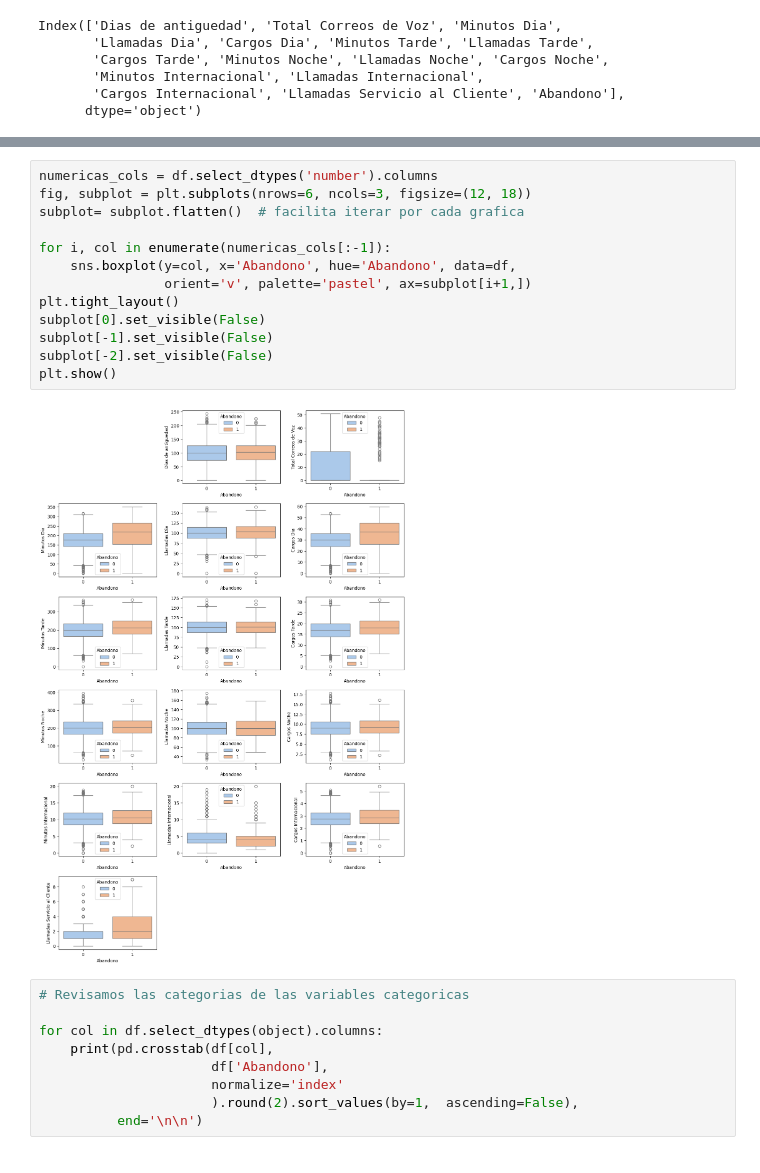
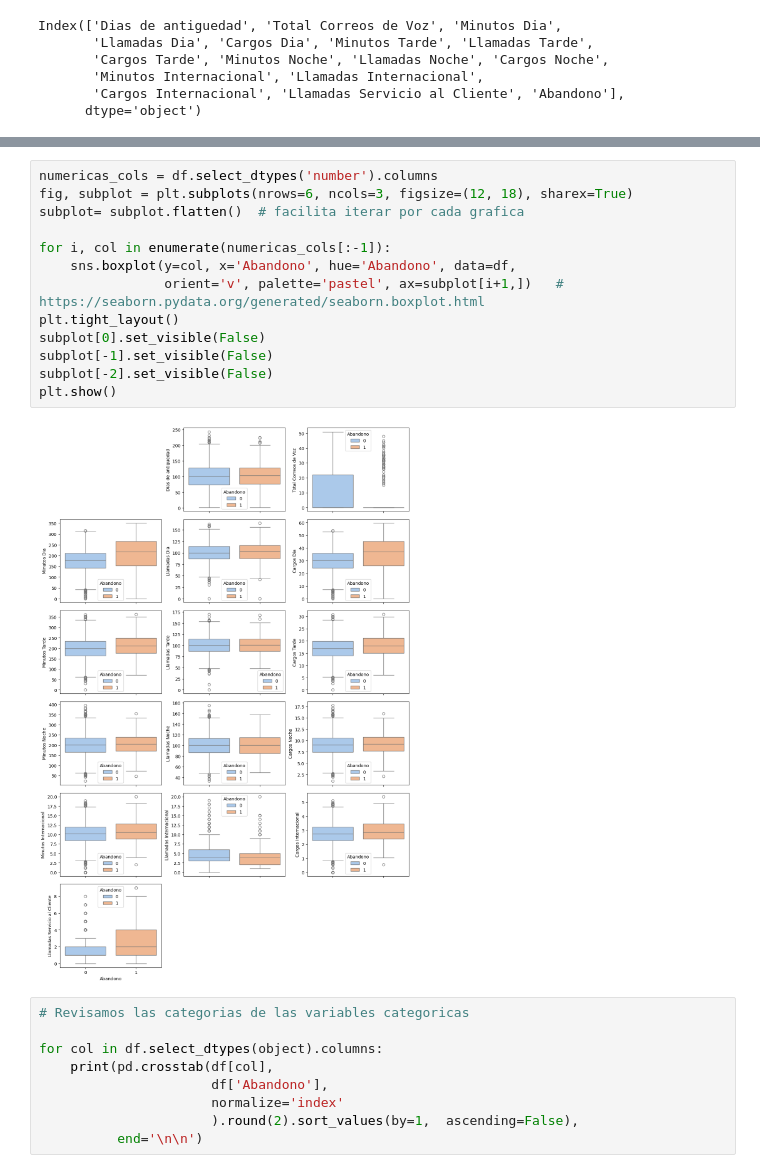
Before and after one commit to AnIsAsPe/ClasificadorClientesTelecom, a Jupyter notebook: Notebooks/Churn_Telecom.ipynb, the cells around one changed output, grey strips where cells are left out. Saved outputs shown, nothing was run; the diff lists cells and outputs as text.

```diff
--- a/Notebooks/Churn_Telecom.ipynb
+++ b/Notebooks/Churn_Telecom.ipynb
@@ -145,19 +145,19 @@ plt.show()
 [figure]
 # %%
 numericas_cols = df.select_dtypes('number').columns
-fig, subplot = plt.subplots(nrows=6, ncols=3, figsize=(12, 18))
+fig, subplot = plt.subplots(nrows=6, ncols=3, figsize=(12, 18), sharex=True)
 subplot= subplot.flatten()  # facilita iterar por cada grafica
 
 for i, col in enumerate(numericas_cols[:-1]):
     sns.boxplot(y=col, x='Abandono', hue='Abandono', data=df,
-                orient='v', palette='pastel', ax=subplot[i+1,])
+                orient='v', palette='pastel', ax=subplot[i+1,])   # https://seaborn.pydata.org/generated/seaborn.boxplot.html
 plt.tight_layout()
 subplot[0].set_visible(False)
 subplot[-1].set_visible(False)
 subplot[-2].set_visible(False)
 plt.show()
 # %% [output]
-[figure, old version]
+[figure, new version]
 # %%
 # Revisamos las categorias de las variables categoricas
 
```
Also changed, not shown: parts of 1 cell of this notebook.
